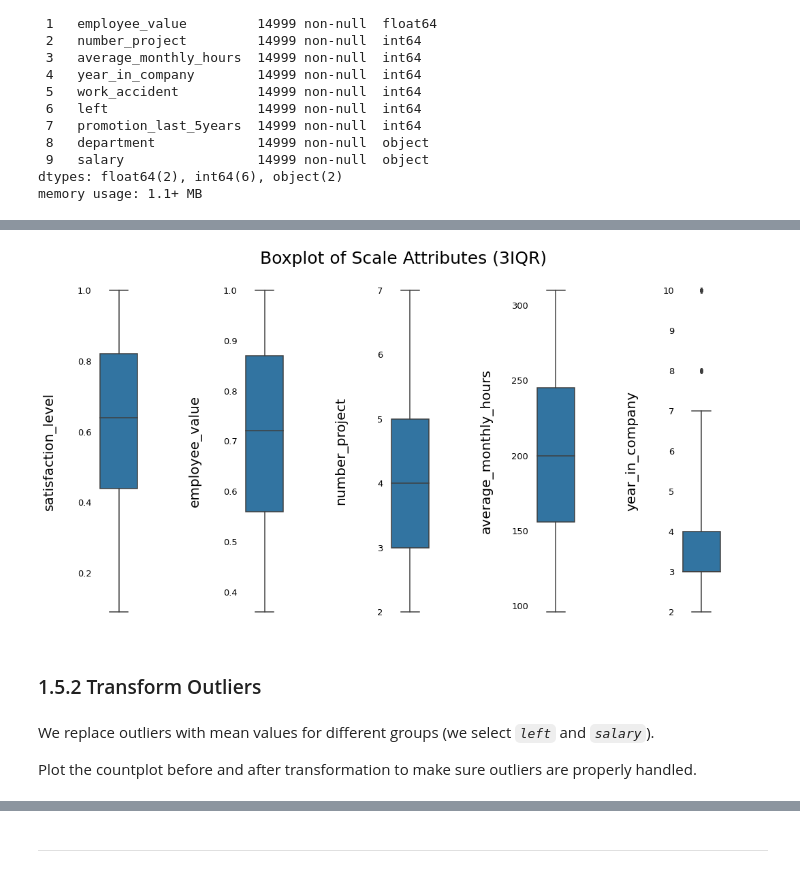
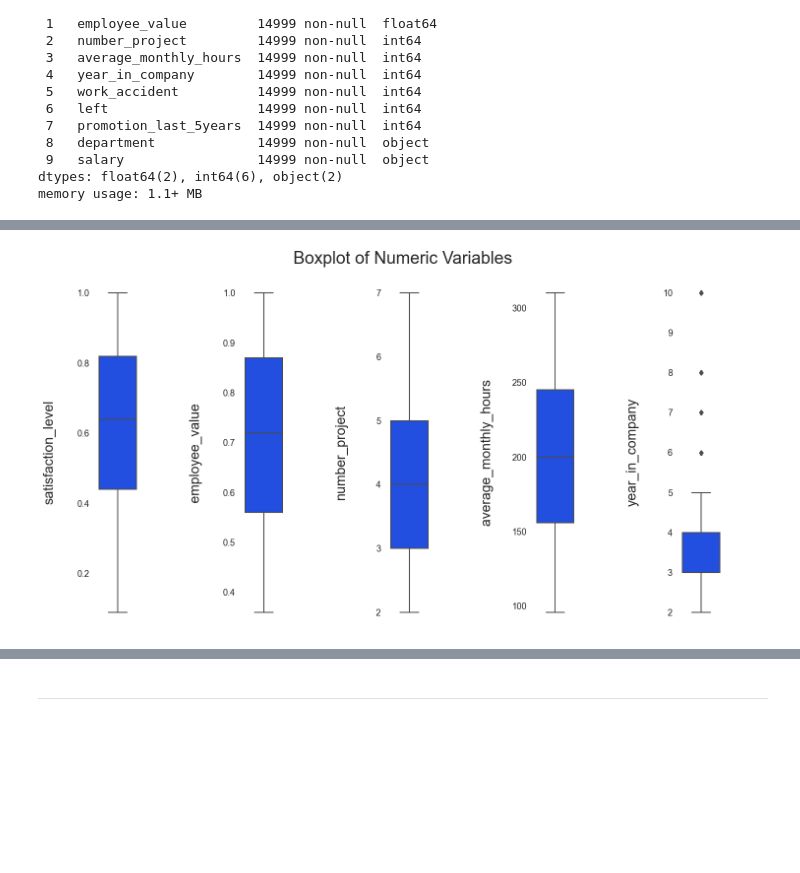
Before and after one commit to YongHHuang/employee_attrition_rate, a Jupyter notebook: hr_data_analytics.ipynb, the cells around one changed output, grey strips where cells are left out. Drawn from its saved outputs; the diff is of its cells as text; code cells hidden in the pictures; blank space fills up the shorter version.

```diff
--- a/hr_data_analytics.ipynb
+++ b/hr_data_analytics.ipynb
@@ -41,10 +33,11 @@ import matplotlib.pyplot as plt
 import seaborn as sns
 from matplotlib.cbook import boxplot_stats
 
-from sklearn.model_selection import train_test_split
+from sklearn.model_selection import train_test_split, GridSearchCV
 from sklearn.compose import ColumnTransformer
-from sklearn.preprocessing import MinMaxScaler, OneHotEncoder
+from sklearn.preprocessing import StandardScaler, OneHotEncoder
 from sklearn.linear_model import LogisticRegression
+from sklearn.svm import SVC
 from sklearn.ensemble import RandomForestClassifier
 from sklearn.metrics import roc_auc_score
 from sklearn.metrics import roc_curve
@@ -52,3 +45,6 @@ from sklearn.metrics import roc_curve
 # ignore warnings
 import warnings
 warnings.filterwarnings('ignore')
+
+# set seaborn theme
+sns.set_theme(style='white', palette='bright')
@@ -156,26 +276,12 @@ From the plot, we can see that there are outliers in *`year_in_company`*.
 # %%
-def adjust_boxplot():
-    plt.box(False)
-    plt.gca().yaxis.label.set_size(20)
-    plt.gca().yaxis.labelpad = 0
-    plt.tick_params(bottom=False, left=False, labelsize=13, pad=-55)
-    plt.tight_layout()
-
-
 plt.figure(figsize=(15,8), constrained_layout=True)
-plt.suptitle('Boxplot of Scale Attributes (3IQR)', fontsize=25)
+plt.suptitle('Boxplot of Numeric Variables', fontsize=25)
 
 cols = df.columns[:5]
 
 for i in range(len(cols)):
     plt.subplot(1, 5, i+1)
-    sns.boxplot(y=df[cols[i]], width=0.3, whis=3)
+    sns.boxplot(y=df[cols[i]], width=0.3)
     adjust_boxplot()
 # %% [output]
-[figure, old version]
+[figure, new version]
-# %% [markdown]
-### 1.5.2 Transform Outliers
-# %% [markdown]
-We replace outliers with mean values for different groups (we select *`left`* and *`salary`*).
-
-Plot the countplot before and after transformation to make sure outliers are properly handled.
```
Also changed, not shown: parts of 95 cells of this notebook.
